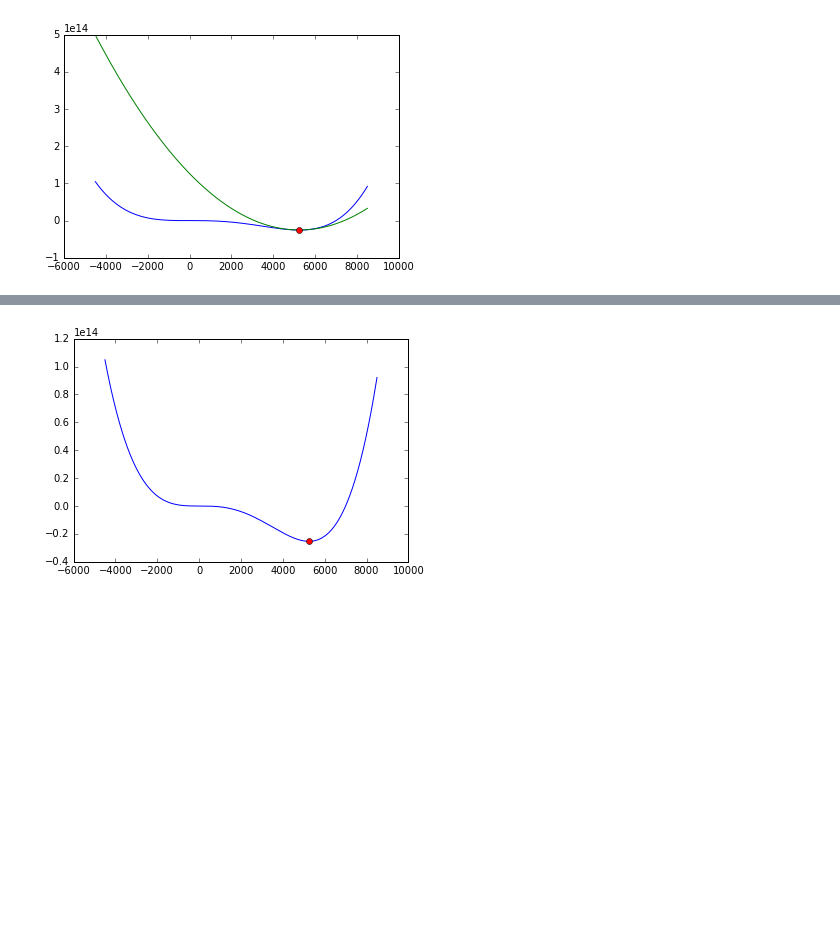
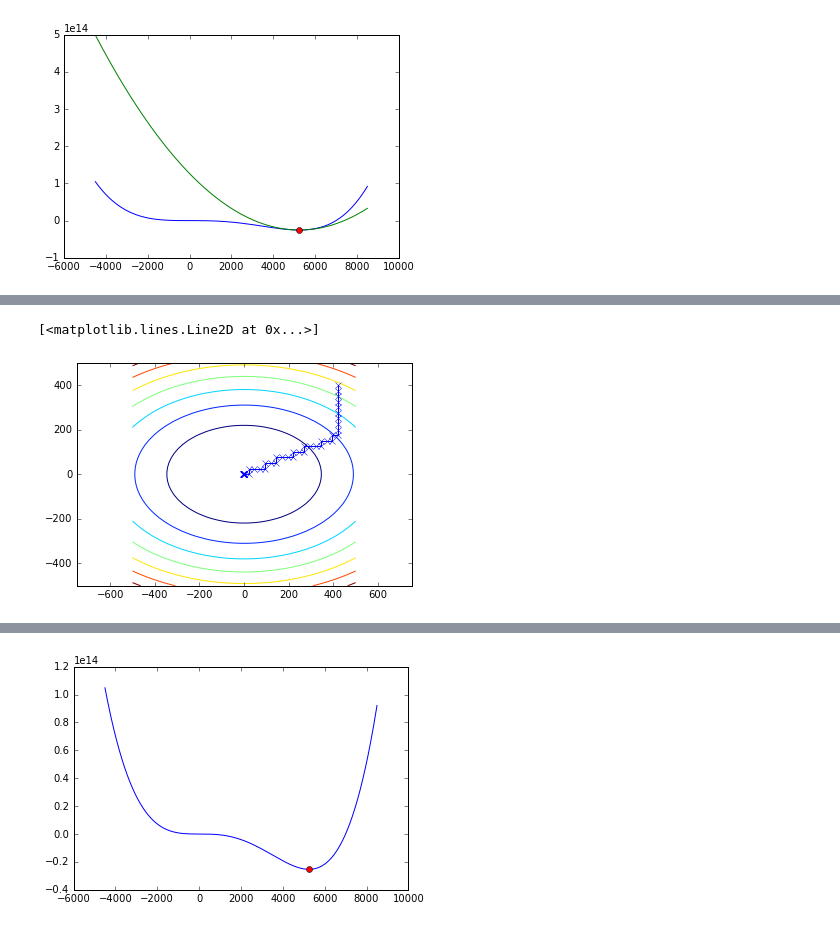
Before and after one commit to heolin/math_optimizations, a Jupyter notebook: Optimizations.ipynb, the cells around one changed output, grey strips where cells are left out. Cells and saved outputs as stored; diff of their text form; code cells hidden in the pictures; blank space fills up the shorter version.

```diff
--- a/Optimizations.ipynb
+++ b/Optimizations.ipynb
@@ -436 +518,34 @@ $$x^{(k+1)} = x^{(k)} - \frac{x^{(k)}-x^{(k-1)}}{f'(x^{(k)})-f'(x^{(k-1)})}f'(x^
+# %%
+x0 = np.array([420, 400])
+delta = np.array([50, 50])
+e = 0.01
+
+xk = x0
+
+X = np.array(x0)
+while np.linalg.norm(delta) > e:
+    d = delta/2.0
+    hsquare = np.array([
+            xk,
+            xk + np.array([-d[0], 0]),
+            xk + np.array([d[0], 0]),
+            xk + np.array([0, -d[1]]),
+            xk + np.array([0, d[1]]),
+            #xk + np.array([d[0], d[1]]),
+            #xk + np.array([-d[0], d[1]]),
+            #xk + np.array([d[0], -d[1]]),
+            #xk + np.array([-d[0], -d[1]]),
+        ])
+    nxk = hsquare[np.argmin(f(hsquare.T))]
+    if nxk[0] == xk[0] and nxk[1] == xk[1]:
+        delta = d
+    xk = nxk
+    X = np.vstack([X, xk])
+
+plt.axis("equal")
+plt.contour(xmesh, ymesh, fmesh)
+pt.plot(X.T[0], X.T[1], "x-")
+# %% [output]
+[<matplotlib.lines.Line2D at 0x...>]
+[figure, added]
 # %% [markdown]
```
Also changed, not shown: parts of 13 cells of this notebook.
